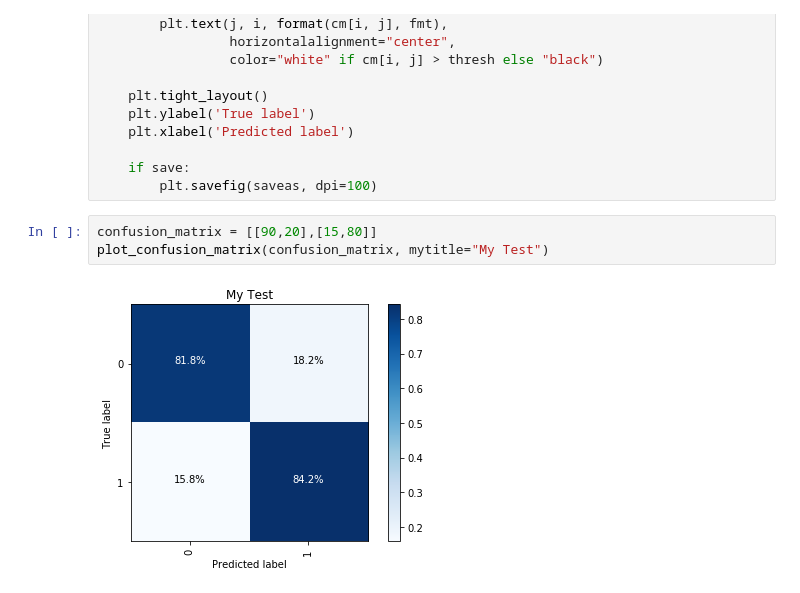
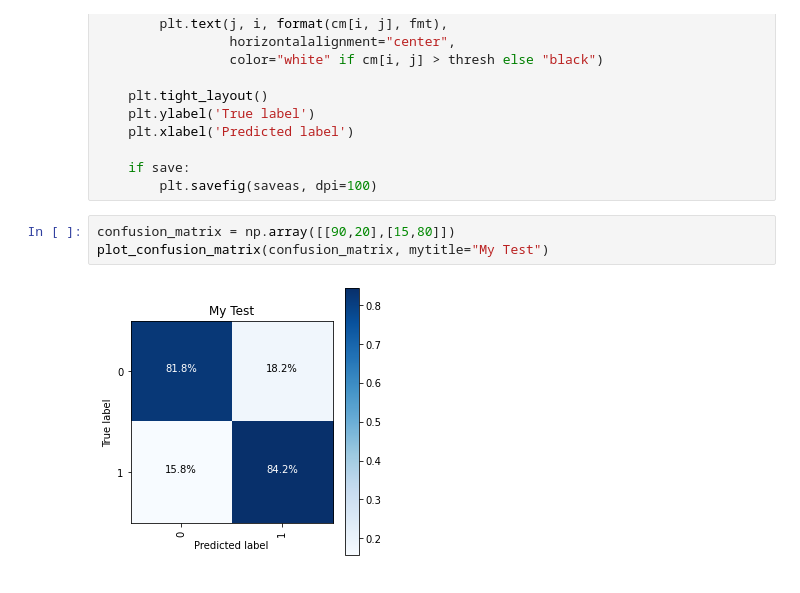
Before and after one commit to lselector/python_tutorials, a Jupyter notebook: d01_Matplotlib.ipynb, the cells around one changed output. Cells and saved outputs as stored; diff of their text form.

Commit message:
confusion matrix

```diff
--- a/d01_Matplotlib.ipynb
+++ b/d01_Matplotlib.ipynb
@@ -279,7 +286,7 @@ def plot_confusion_matrix(cm,
     if save:
         plt.savefig(saveas, dpi=100)
 # %%
-confusion_matrix = [[90,20],[15,80]]
+confusion_matrix = np.array([[90,20],[15,80]])
 plot_confusion_matrix(confusion_matrix, mytitle="My Test")
 # %% [output]
-[figure, old version]
+[figure, new version]
```
Also changed, not shown: parts of 11 cells of this notebook.
